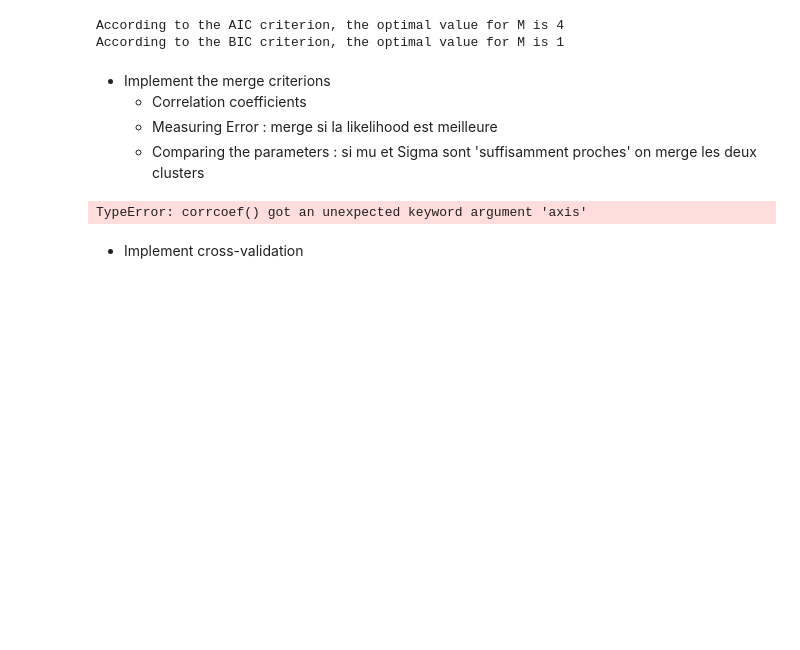
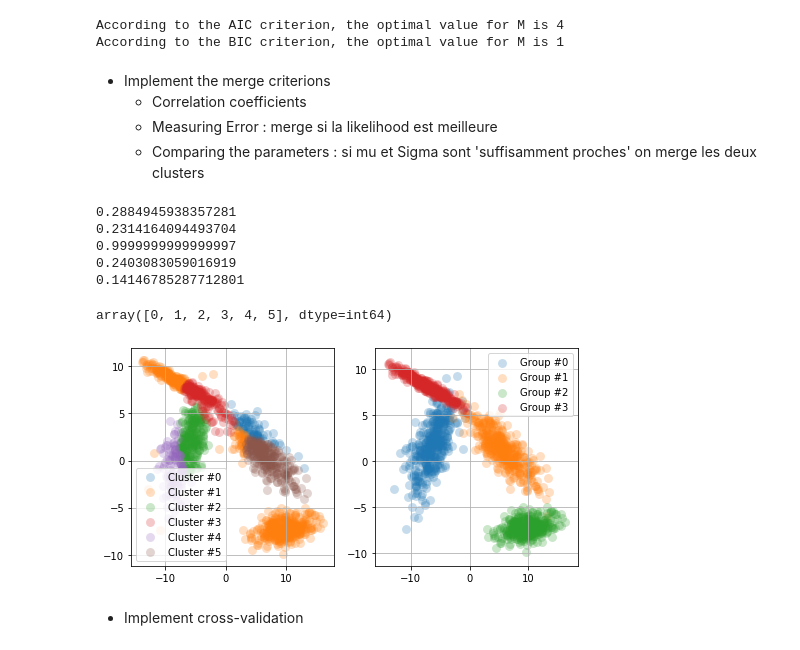
Before and after one commit to EmmanuelJhno/AML-labs, a Jupyter notebook: Cours 7 - TP/L6_Jehanno_Brandeis.ipynb, the cells around one changed output. Cells and saved outputs as stored; diff of their text form; code cells hidden in the pictures; blank space fills up the shorter version.

Commit message:
Implementation of merge technique with correlation

```diff
--- a/Cours 7 - TP/L6_Jehanno_Brandeis.ipynb
+++ b/Cours 7 - TP/L6_Jehanno_Brandeis.ipynb
@@ -522,9 +531,33 @@ def correlation_coefficients(C_max, X, threshold):
 
     return gmm, history
 # %%
-history = correlation_coefficients(C_max=10, X=data, threshold=0.5)[1]
+model, history = correlation_coefficients(C_max=10, X=data, threshold=0.2)
+np.unique(model.labels_)
 # %% [output]
-TypeError: corrcoef() got an unexpected keyword argument 'axis'
+0.2884945938357281
+0.2314164094493704
+0.9999999999999997
+0.2403083059016919
+0.14146785287712801
+array([0, 1, 2, 3, 4, 5], dtype=int64)
+# %%
+plt.figure(figsize=(8,4))
+
+plt.subplot(121)
+for label in np.unique(model.labels_):
+    data_i = np.array([data[j] for j in range(data.shape[0]) if model.labels_[j] == label])
+    plt.scatter(data_i.T[0], data_i.T[1], label="Cluster #{}".format(label), **plot_kwds)
+plt.legend()
+plt.grid()
+
+plt.subplot(122)
+for i, pts in enumerate(X):
+    plt.scatter(pts.T[0], pts.T[1], label="Group #{}".format(i), **plot_kwds)
+plt.legend()
+plt.grid()
+plt.show()
+# %% [output]
+[figure, added]
 # %% [markdown]
 - Implement cross-validation
 # %%
```
Also changed, not shown: parts of 6 cells of this notebook.
